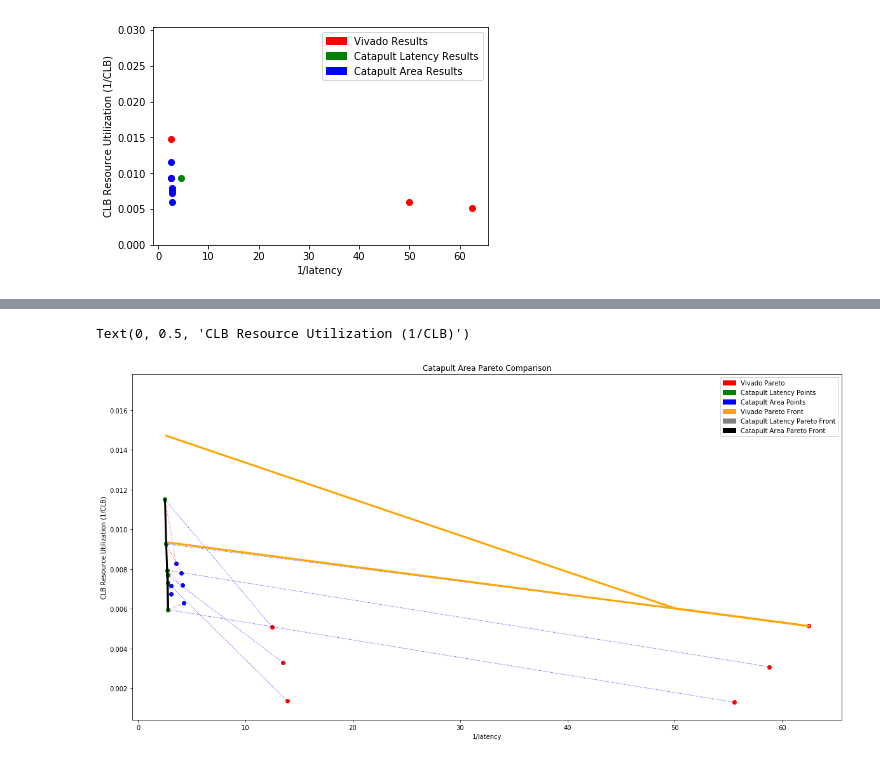
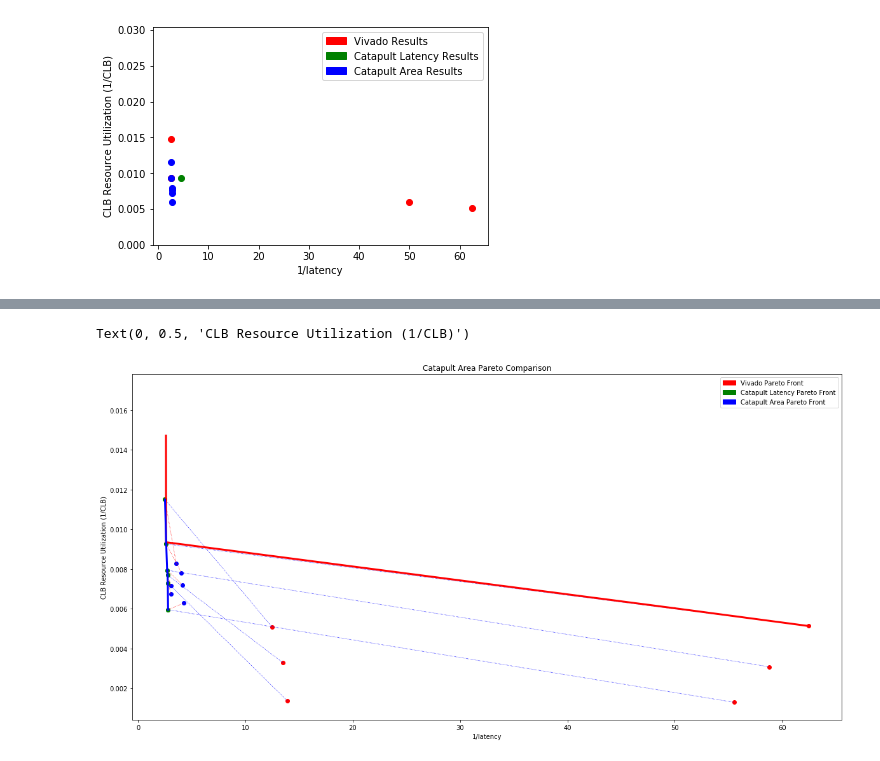
Before and after one commit to KastnerRG/Spector-HLS, a Jupyter notebook: sobel_filter/results/postproc/sobelx_postproc.ipynb, the cells around one changed output, grey strips where cells are left out. Cells and saved outputs as stored; diff of their text form; code cells hidden in the pictures.

```diff
--- a/sobel_filter/results/postproc/sobelx_postproc.ipynb
+++ b/sobel_filter/results/postproc/sobelx_postproc.ipynb
@@ -238,6 +300,12 @@ for i in y_pareto1_index:
     t1=c_latdfx.loc[(c_latdfx["knob_unroll_factor"]==vivdfx.loc[i]["knob_unroll_factor"]) & (c_latdfx["knob_subdim_x"]==vivdfx.loc[i]["knob_subdim_x"])& (c_latdfx["knob_dimx_part_factor"]*vivdfx.loc[i]["knob_dimx_part_factor"]*vivdfx.loc[i]["knob_dimy_part_factor"]==2073600)]
     t2=c_areadfx.loc[(c_areadfx["knob_unroll_factor"]==vivdfx.loc[i]["knob_unroll_factor"]) & (c_areadfx["knob_subdim_x"]==vivdfx.loc[i]["knob_subdim_x"])& (c_areadfx["knob_dimx_part_factor"]*vivdfx.loc[i]["knob_dimx_part_factor"]*vivdfx.loc[i]["knob_dimy_part_factor"]==2073600)]
     li.append((t1,i,t2))
+
+li2=[]
+for i in viv_pts:
+    t1=c_latdfx.loc[(c_latdfx["knob_unroll_factor"]==vivdfx_copy.loc[i]["knob_unroll_factor"]) & (c_latdfx["knob_subdim_x"]==vivdfx_copy.loc[i]["knob_subdim_x"])& (c_latdfx["knob_dimx_part_factor"]*vivdfx_copy.loc[i]["knob_dimx_part_factor"]*vivdfx_copy.loc[i]["knob_dimy_part_factor"]==2073600)]
+    t2=c_areadfx.loc[(c_areadfx["knob_unroll_factor"]==vivdfx_copy.loc[i]["knob_unroll_factor"]) & (c_areadfx["knob_subdim_x"]==vivdfx_copy.loc[i]["knob_subdim_x"])& (c_areadfx["knob_dimx_part_factor"]*vivdfx_copy.loc[i]["knob_dimx_part_factor"]*vivdfx_copy.loc[i]["knob_dimy_part_factor"]==2073600)]
+    li2.append((t1,i,t2))
 # %%
 plt.figure(figsize=(20,10))
 for i in range(len(li)):
@@ -283,6 +372,12 @@ for i in y_pareto2_index:
     t1=vivdfx.loc[(vivdfx["knob_unroll_factor"]==c_latdfx.loc[i]["knob_unroll_factor"]) & (vivdfx["knob_subdim_x"]==c_latdfx.loc[i]["knob_subdim_x"])& (c_latdfx.loc[i]["knob_dimx_part_factor"]*vivdfx["knob_dimx_part_factor"]*vivdfx["knob_dimy_part_factor"]==2073600)]
     t2=c_areadfx.loc[(c_areadfx["knob_unroll_factor"]==c_latdfx.loc[i]["knob_unroll_factor"]) & (c_areadfx["knob_subdim_x"]==c_latdfx.loc[i]["knob_subdim_x"])& (c_areadfx["knob_dimx_part_factor"]==c_latdfx.loc[i]["knob_dimx_part_factor"])]
     li.append((t1,i,t2))
+
+li2=[]
+for i in c_lat_pts:
+    t1=vivdfx.loc[(vivdfx["knob_unroll_factor"]==c_latdfx_copy.loc[i]["knob_unroll_factor"]) & (vivdfx["knob_subdim_x"]==c_latdfx_copy.loc[i]["knob_subdim_x"])& (c_latdfx_copy.loc[i]["knob_dimx_part_factor"]*vivdfx["knob_dimx_part_factor"]*vivdfx["knob_dimy_part_factor"]==2073600)]
+    t2=c_areadfx.loc[(c_areadfx["knob_unroll_factor"]==c_latdfx_copy.loc[i]["knob_unroll_factor"]) & (c_areadfx["knob_subdim_x"]==c_latdfx_copy.loc[i]["knob_subdim_x"])& (c_areadfx["knob_dimx_part_factor"]==c_latdfx_copy.loc[i]["knob_dimx_part_factor"])]
+    li2.append((t1,i,t2))
 # %%
 
 plt.figure(figsize=(20,10))
@@ -330,42 +443,66 @@ for i in y_pareto3_index:
     t1=vivdfx.loc[(vivdfx["knob_unroll_factor"]==c_areadfx.loc[i]["knob_unroll_factor"]) & (vivdfx["knob_subdim_x"]==c_areadfx.loc[i]["knob_subdim_x"])& (c_areadfx.loc[i]["knob_dimx_part_factor"]*vivdfx["knob_dimx_part_factor"]*vivdfx["knob_dimy_part_factor"]==2073600)]
     t2=c_latdfx.loc[(c_latdfx["knob_unroll_factor"]==c_areadfx.loc[i]["knob_unroll_factor"]) & (c_latdfx["knob_subdim_x"]==c_areadfx.loc[i]["knob_subdim_x"])& (c_latdfx["knob_dimx_part_factor"]==c_areadfx.loc[i]["knob_dimx_part_factor"])]
     li.append((t1,i,t2))
+
+li2=[]
+for i in c_area_pts:
+    t1=vivdfx.loc[(vivdfx["knob_unroll_factor"]==c_areadfx_copy.loc[i]["knob_unroll_factor"]) & (vivdfx["knob_subdim_x"]==c_areadfx_copy.loc[i]["knob_subdim_x"])& (c_areadfx_copy.loc[i]["knob_dimx_part_factor"]*vivdfx["knob_dimx_part_factor"]*vivdfx["knob_dimy_part_factor"]==2073600)]
+    t2=c_latdfx.loc[(c_latdfx["knob_unroll_factor"]==c_areadfx_copy.loc[i]["knob_unroll_factor"]) & (c_latdfx["knob_subdim_x"]==c_areadfx_copy.loc[i]["knob_subdim_x"])& (c_latdfx["knob_dimx_part_factor"]==c_areadfx_copy.loc[i]["knob_dimx_part_factor"])]
+    li2.append((t1,i,t2))
 # %%
 plt.figure(figsize=(20,10))
 for i in range(len(li)):
     if li[i][0].empty==False:
         a=li[i][0].get_values()
         plt.scatter(x=y_pareto3[i][0], y=y_pareto3[i][1], c='g')
         plt.scatter(x=1/(a[0][4]), y=1/(a[0][5]), c='r')
     if li[i][2].empty==False:
         b=li[i][2].get_values()
         plt.scatter(x=y_pareto3[i][0], y=y_pareto3[i][1], c='g')
         plt.scatter(x=1/(b[0][4]), y=1/(b[0][5]), c='b')
 
 for i in range(len(li)):
     if li[i][0].empty==False:
         a=li[i][0].get_values()
         plt.plot([y_pareto3[i][0], 1/(a[0][4])],[y_pareto3[i][1], 1/a[0][5]],'b:',linewidth=0.8)
 
     if li[i][2].empty==False:
         b=li[i][2].get_values()
         plt.plot([y_pareto3[i][0], 1/(b[0][4])],[y_pareto3[i][1], 1/b[0][5]],'r:',linewidth=0.8)
-red_data = mpatches.Patch(color='red', label='Vivado Pareto')
-green_data = mpatches.Patch(color='green', label='Catapult Latency Points')
-blue_data = mpatches.Patch(color='blue', label='Catapult Area Points')
+
+for i in range(len(li2)):
+    if li2[i][0].empty==False:
+        a=li2[i][0].get_values()
+        plt.scatter(x=1/(a[0][4]), y=1/(a[0][5]), c='r')
+        plt.scatter(x=1/c_areadfx_copy.loc[li2[i][1]]['obj1'], y=1/c_areadfx_copy.loc[li2[i][1]]['obj2'], c='g')
+    if li2[i][2].empty==False:
+        b=li2[i][2].get_values()
+        plt.scatter(x=1/c_areadfx_copy.loc[li2[i][1]]['obj1'], y=1/c_areadfx_copy.loc[li2[i][1]]['obj2'], c='g')
+        plt.scatter(x=1/(b[0][4]), y=1/(b[0][5]), c='b')
+
+for i in range(len(li2)):
+    if li2[i][0].empty==False:
+        a=li2[i][0].get_values()
+        plt.plot([1/c_areadfx_copy.loc[li2[i][1]]['obj1'], 1/(a[0][4])],[1/c_areadfx_copy.loc[li2[i][1]]['obj2'], 1/a[0][5]],'b:',linewidth=0.8)
+
+    if li2[i][2].empty==False:
+        b=li2[i][2].get_values()
+        plt.plot([1/c_areadfx_copy.loc[li2[i][1]]['obj1'], 1/(b[0][4])],[1/c_areadfx_copy.loc[li2[i][1]]['obj2'], 1/b[0][5]],'r:',linewidth=0.8)
+
+
 for i in range(len(y_pareto1_index)-1):
-    plt.plot([y_pareto1[i][0],y_pareto1[i+1][0]],[y_pareto1[i][1],y_pareto1[i+1][1]],'orange',linewidth=3)
+    plt.plot([y_pareto1_sorted[i][1],y_pareto1_sorted[i+1][1]],[y_pareto1_sorted[i][2],y_pareto1_sorted[i+1][2]],'red',linewidth=3)
 for i in range(len(y_pareto2_index)-1):
-    plt.plot([y_pareto2[i][0],y_pareto2[i+1][0]],[y_pareto2[i][1],y_pareto2[i+1][1]],'gray',linewidth=3)
+    plt.plot([y_pareto2_sorted[i][1],y_pareto2_sorted[i+1][1]],[y_pareto2_sorted[i][2],y_pareto2_sorted[i+1][2]],'green',linewidth=3)
 for i in range(len(y_pareto3_index)-1):
-    plt.plot([y_pareto3[i][0],y_pareto3[i+1][0]],[y_pareto3[i][1],y_pareto3[i+1][1]],'black',linewidth=3)
-orange_data = mpatches.Patch(color='orange', label='Vivado Pareto Front ')
-gray_data = mpatches.Patch(color='gray', label='Catapult Latency Pareto Front')
-black_data = mpatches.Patch(color='black', label='Catapult Area Pareto Front')
-plt.legend(handles=[red_data, green_data,blue_data,orange_data,gray_data,black_data])
+    plt.plot([y_pareto3_sorted[i][1],y_pareto3_sorted[i+1][1]],[y_pareto3_sorted[i][2],y_pareto3_sorted[i+1][2]],'blue',linewidth=3)
+red_data = mpatches.Patch(color='red', label='Vivado Pareto Front ')
+green_data = mpatches.Patch(color='green', label='Catapult Latency Pareto Front')
+blue_data = mpatches.Patch(color='blue', label='Catapult Area Pareto Front')
+plt.legend(handles=[red_data, green_data,blue_data])
 plt.title('Catapult Area Pareto Comparison')
 plt.xlabel('1/latency')
 plt.ylabel('CLB Resource Utilization (1/CLB)')
 # %% [output]
 Text(0, 0.5, 'CLB Resource Utilization (1/CLB)')
-[figure, old version]
+[figure, new version]
```
Also changed, not shown: parts of 6 cells of this notebook.
